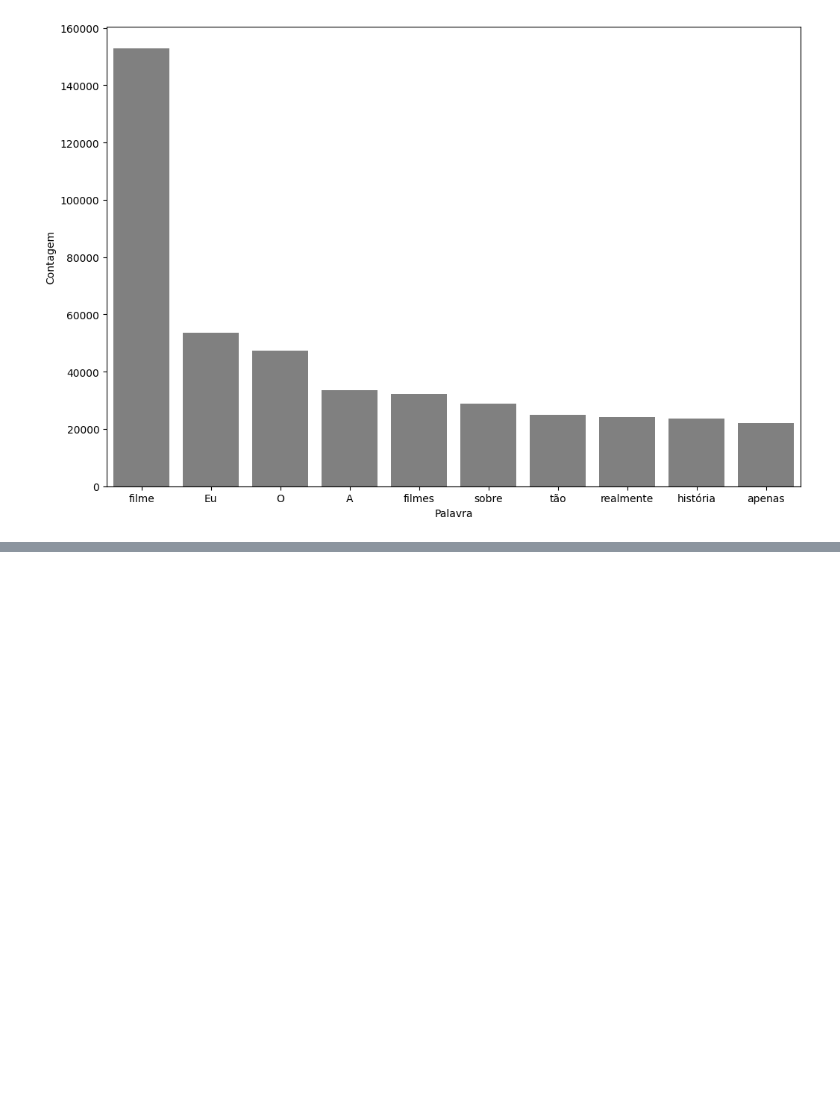
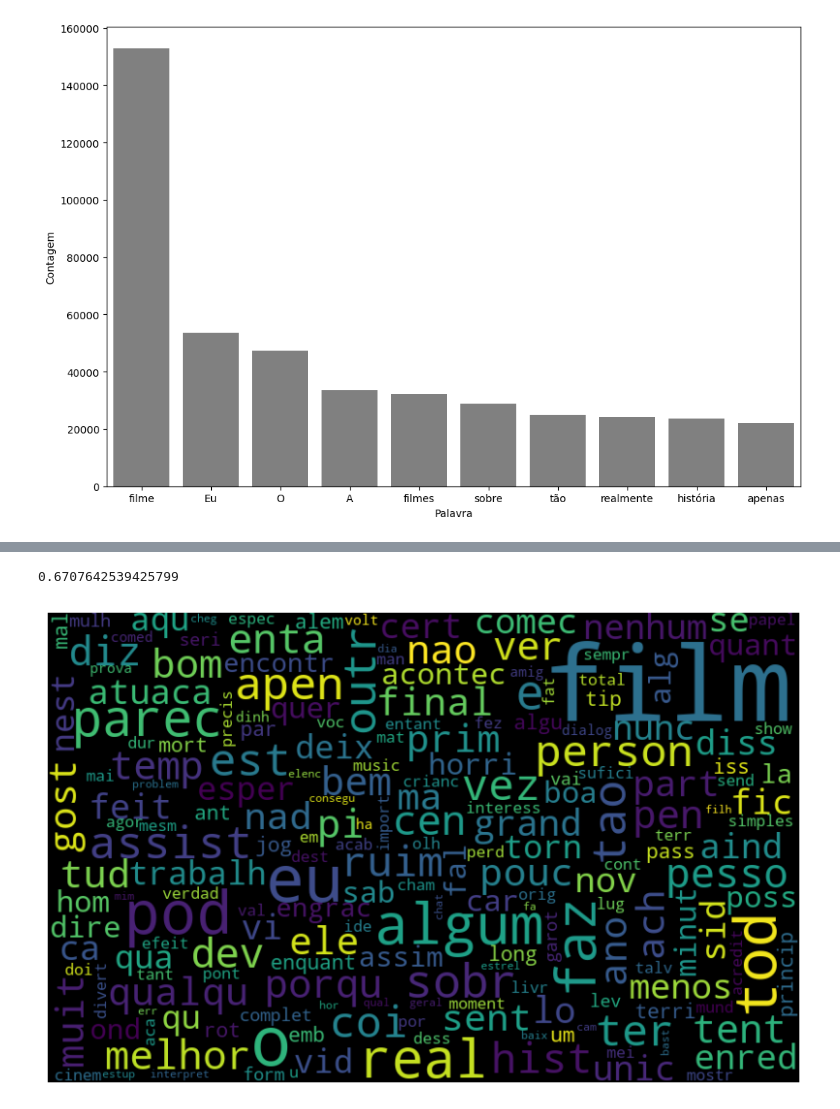
Before and after one commit to manuelamfo/coding-exercises, a Jupyter notebook: treinamento-ml/sentiment_analysis.ipynb, the cells around one changed output, grey strips where cells are left out. Cells and saved outputs as stored; diff of their text form; code cells hidden in the pictures; blank space fills up the shorter version.

Commit message:
início do uso de stemmer e lemmanization para reduzir as palavras a sua raiz

```diff
--- a/treinamento-ml/sentiment_analysis.ipynb
+++ b/treinamento-ml/sentiment_analysis.ipynb
@@ -452,0 +465,3 @@ grafico_barras(resenhas, 'tratamento_stopwords_pontuacao', 10)
+# %%
+# retirando os acentos das stopwords, para que a filtragem seja feita de forma correta
+stopwords_e_pontuacao_sem_acentos = [unidecode.unidecode(texto) for texto in stopwords_e_pontuacao]
@@ -452,0 +497,15 @@ grafico_barras(resenhas, 'tratamento_stopwords_pontuacao', 10)
+# %%
+# as stopwords já estão em minúsculas, agora eu preciso apenas de retirar novamente as stopwords da base de dados (que dessa vez está em minúscula)
+# realizando um novo tratamento, desta vez transformando todas as palavras da base para minúsculas, para que palavras iguais sejam tratadas como iguais, mesmo que estejam em caixa alta ou baixa
+
+frase_processada = list()
+for opiniao in resenhas['tratamento_stopwords_pontuacao_sem_acentos']:
+    nova_frase = list()
+    opiniao.lower() # transformando a frase em minúscula
+    palavras_texto = token_pontuacao.tokenize(opiniao) # separando a frase sem acentos em palavras ignorando a pontuação
+    for palavra in palavras_texto:
+        if palavra not in stopwords_e_pontuacao_sem_acentos:
+            nova_frase.append(palavra)
+    frase_processada.append(' '.join(nova_frase))
+
+resenhas['tratamento_minusculas'] = frase_processada
@@ -452,0 +528,6 @@ grafico_barras(resenhas, 'tratamento_stopwords_pontuacao', 10)
+# %%
+# utilizaremos stemmer para chegar na raiz das palavras
+stemmer = nltk.RSLPStemmer()
+print(stemmer.stem("corredor"))
+print(stemmer.stem("correndo"))
+print(stemmer.stem("correu"))
@@ -452,0 +538,12 @@ grafico_barras(resenhas, 'tratamento_stopwords_pontuacao', 10)
+# %%
+# aplicando stemmer na base de dados, para reduzir as palavras à sua raiz e diminuir a dimensionalidade do modelo
+frase_processada = list()
+for opiniao in resenhas['tratamento_stopwords_pontuacao_sem_acentos']:
+    nova_frase = list()
+    palavras_texto = token_pontuacao.tokenize(opiniao)
+    for palavra in palavras_texto:
+        raiz_palavra = stemmer.stem(palavra)
+        nova_frase.append(raiz_palavra)
+    frase_processada.append(' '.join(nova_frase))
+
+resenhas['tratamento_stemmer'] = frase_processada
@@ -452,0 +561,8 @@ grafico_barras(resenhas, 'tratamento_stopwords_pontuacao', 10)
+# %%
+print(acuracia_stemmer)
+# %% [output]
+0.6707642539425799
+# %%
+nuvem_palavras_neg(resenhas, "tratamento_stemmer")
+# %% [output]
+[figure, added]
```
Also changed, not shown: parts of 19 cells of this notebook.
